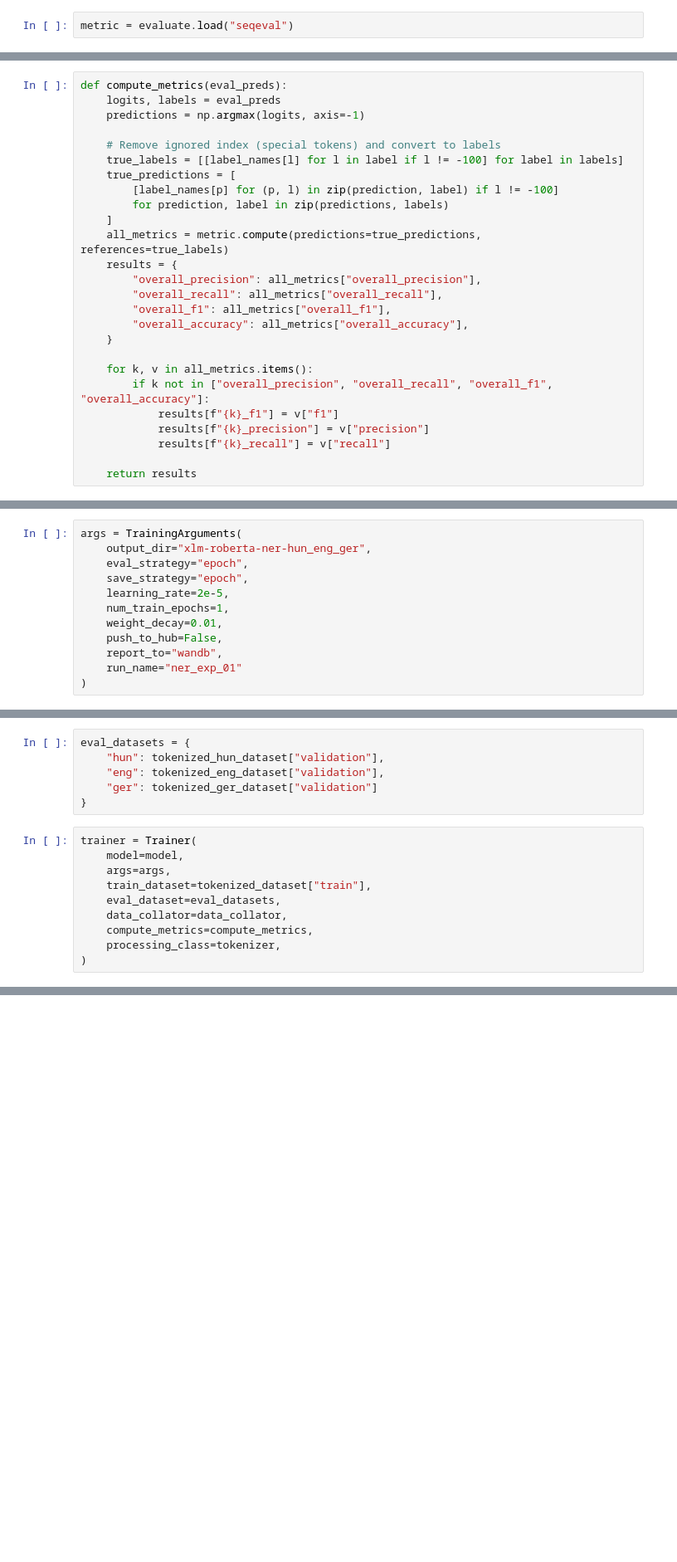
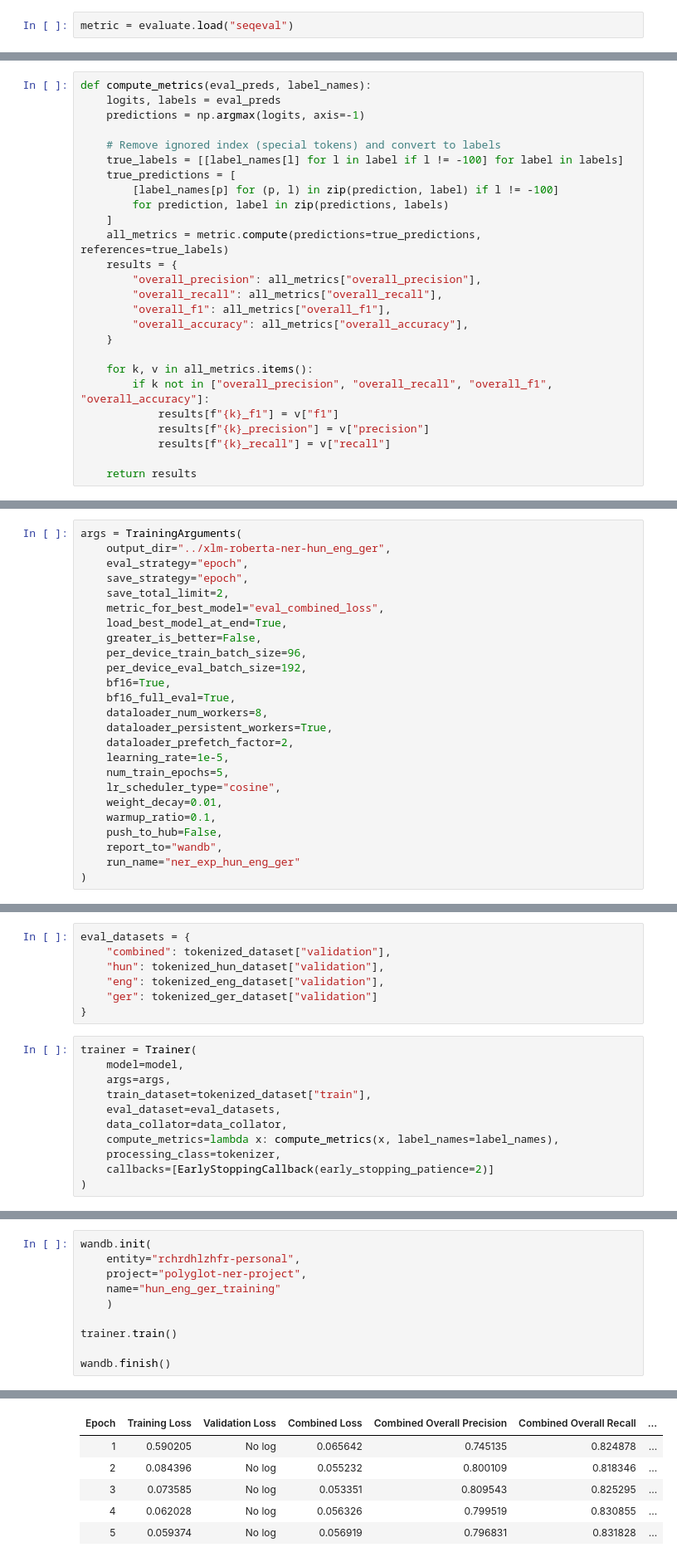
Before and after one commit to RichardHolzhofer/Polyglot-NER-project, a Jupyter notebook: notebooks/03_model_fine_tuning.ipynb, the cells around one changed output, grey strips where cells are left out. Shown at 83% size. Cells and saved outputs as stored; diff of their text form; blank space fills up the shorter version.

```diff
--- a/notebooks/03_model_fine_tuning.ipynb
+++ b/notebooks/03_model_fine_tuning.ipynb
@@ -137,5 +153,5 @@ metric.compute(predictions=[predictions], references=[labels])
 # %%
-def compute_metrics(eval_preds):
+def compute_metrics(eval_preds, label_names):
     logits, labels = eval_preds
     predictions = np.argmax(logits, axis=-1)
 
@@ -194,13 +185,26 @@ model.config.num_labels
 notebook_login()
 # %%
 args = TrainingArguments(
-    output_dir="xlm-roberta-ner-hun_eng_ger",
+    output_dir="../xlm-roberta-ner-hun_eng_ger",
     eval_strategy="epoch",
     save_strategy="epoch",
-    learning_rate=2e-5,
-    num_train_epochs=1,
+    save_total_limit=2,
+    metric_for_best_model="eval_combined_loss",
+    load_best_model_at_end=True,
+    greater_is_better=False,
+    per_device_train_batch_size=96,
+    per_device_eval_batch_size=192,
+    bf16=True,
+    bf16_full_eval=True,
+    dataloader_num_workers=8,
+    dataloader_persistent_workers=True,
+    dataloader_prefetch_factor=2,
+    learning_rate=1e-5,
+    num_train_epochs=5,
+    lr_scheduler_type="cosine",
     weight_decay=0.01,
+    warmup_ratio=0.1,
     push_to_hub=False,
     report_to="wandb",
-    run_name="ner_exp_01"
+    run_name="ner_exp_hun_eng_ger"
 )
@@ -207,5 +217,6 @@ args = TrainingArguments(
 # %%
 eval_datasets = {
+    "combined": tokenized_dataset["validation"],
     "hun": tokenized_hun_dataset["validation"],
     "eng": tokenized_eng_dataset["validation"],
     "ger": tokenized_ger_dataset["validation"]
@@ -217,6 +228,7 @@ trainer = Trainer(
     train_dataset=tokenized_dataset["train"],
     eval_dataset=eval_datasets,
     data_collator=data_collator,
-    compute_metrics=compute_metrics,
+    compute_metrics=lambda x: compute_metrics(x, label_names=label_names),
     processing_class=tokenizer,
+    callbacks=[EarlyStoppingCallback(early_stopping_patience=2)]
 )
@@ -230,0 +235,11 @@ trainer.push_to_hub(commit_message="Training complete")
+# %%
+wandb.init(
+    entity="rchrdhlzhfr-personal",
+    project="polyglot-ner-project",
+    name="hun_eng_ger_training"
+    )
+
+trainer.train()
+
+wandb.finish()
+# %% [output]
@@ -230,0 +253,6 @@ trainer.push_to_hub(commit_message="Training complete")
+| Epoch | Training Loss | Validation Loss | Combined Loss | Combined Overall Precision | Combined Overall Recall | ... |
+| 1 | 0.590205 | No log | 0.065642 | 0.745135 | 0.824878 | ... |
+| 2 | 0.084396 | No log | 0.055232 | 0.800109 | 0.818346 | ... |
+| 3 | 0.073585 | No log | 0.053351 | 0.809543 | 0.825295 | ... |
+| 4 | 0.062028 | No log | 0.056326 | 0.799519 | 0.830855 | ... |
+| 5 | 0.059374 | No log | 0.056919 | 0.796831 | 0.831828 | ... |
```
Also changed, not shown: parts of 68 cells of this notebook, 10 other files.
